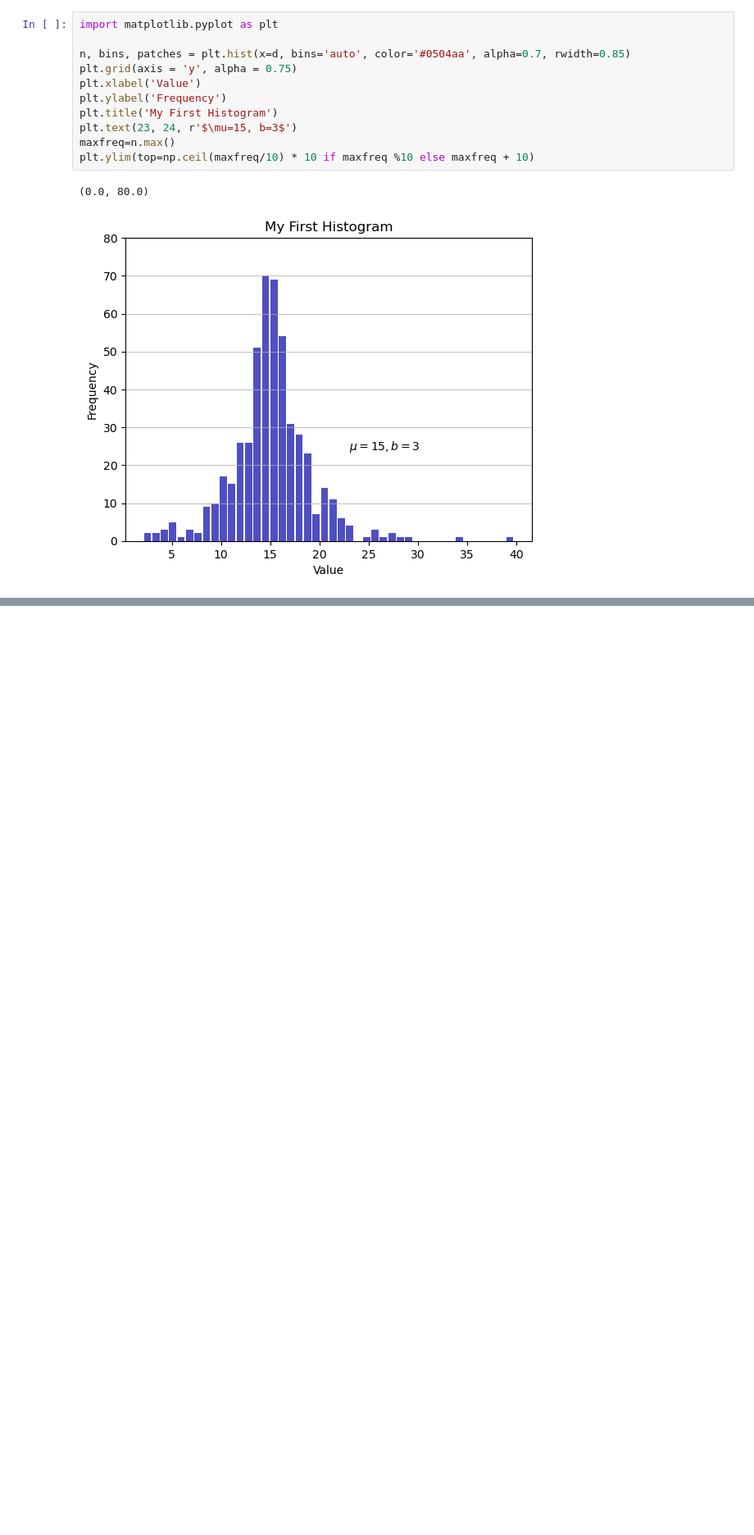
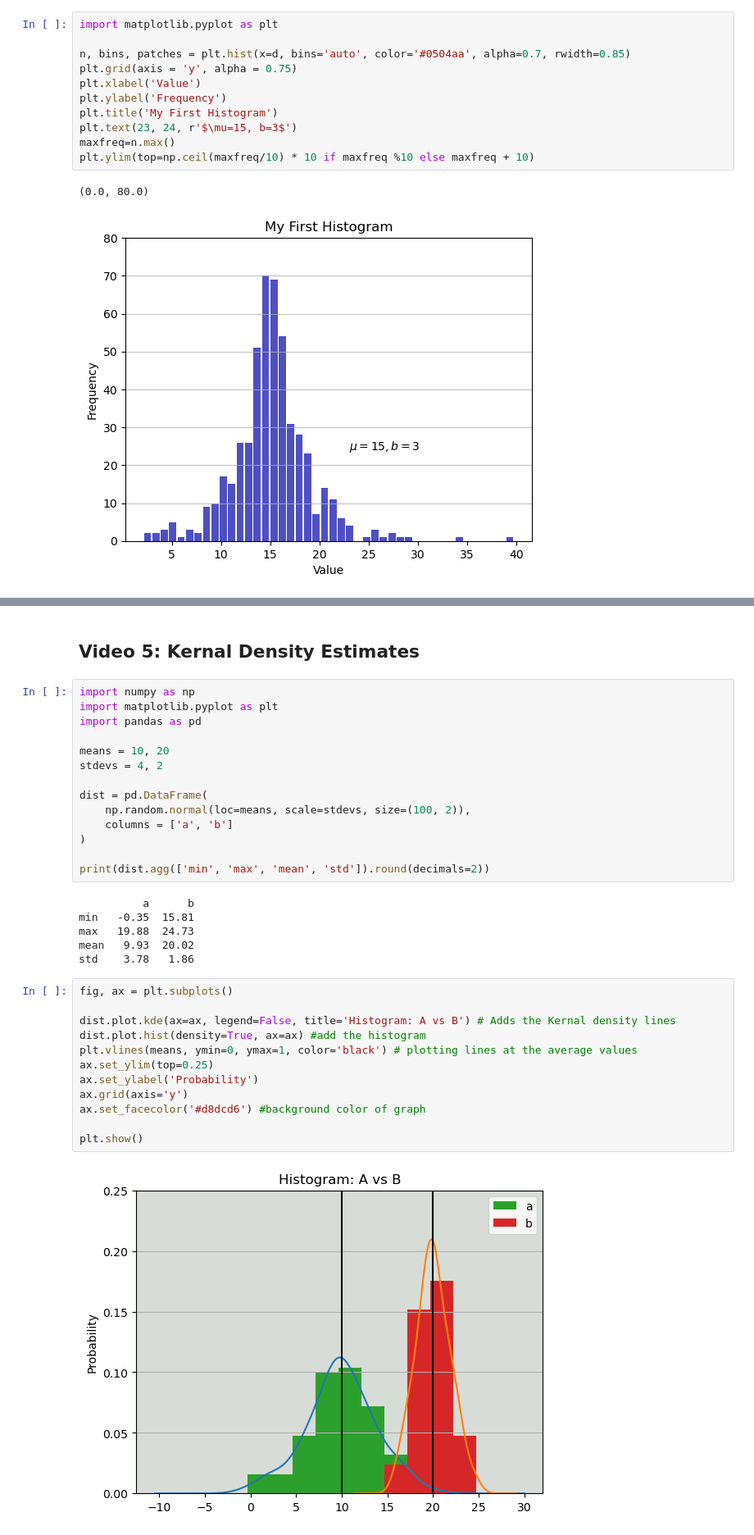
Before and after one commit to CalebF94/Practice-Code, a Jupyter notebook: Python/Python for Data Science/Python Histograms.ipynb, the cells around one changed output, grey strips where cells are left out. Shown: that part at 82% size. Drawn from its saved outputs; the diff is of its cells as text; blank space fills up the shorter version.

```diff
--- a/Python/Python for Data Science/Python Histograms.ipynb
+++ b/Python/Python for Data Science/Python Histograms.ipynb
@@ -111,0 +112,36 @@ plt.grid(axis='y', alpha=0.75)
+# %% [markdown]
+## Video 5: Kernal Density Estimates
+# %%
+import numpy as np
+import matplotlib.pyplot as plt
+import pandas as pd
+
+means = 10, 20
+stdevs = 4, 2
+
+dist = pd.DataFrame(
+    np.random.normal(loc=means, scale=stdevs, size=(100, 2)),
+    columns = ['a', 'b']
+)
+
+print(dist.agg(['min', 'max', 'mean', 'std']).round(decimals=2))
+# %% [output]
+          a      b
+min   -0.35  15.81
+max   19.88  24.73
+mean   9.93  20.02
+std    3.78   1.86
+# %%
+fig, ax = plt.subplots()
+
+dist.plot.kde(ax=ax, legend=False, title='Histogram: A vs B') # Adds the Kernal density lines
+dist.plot.hist(density=True, ax=ax) #add the histogram
+plt.vlines(means, ymin=0, ymax=1, color='black') # plotting lines at the average values
+ax.set_ylim(top=0.25)
+ax.set_ylabel('Probability')
+ax.grid(axis='y')
+ax.set_facecolor('#d8dcd6') #background color of graph
+
+plt.show()
+# %% [output]
+[figure, added]
```
Also changed, not shown: parts of 7 cells of this notebook.
